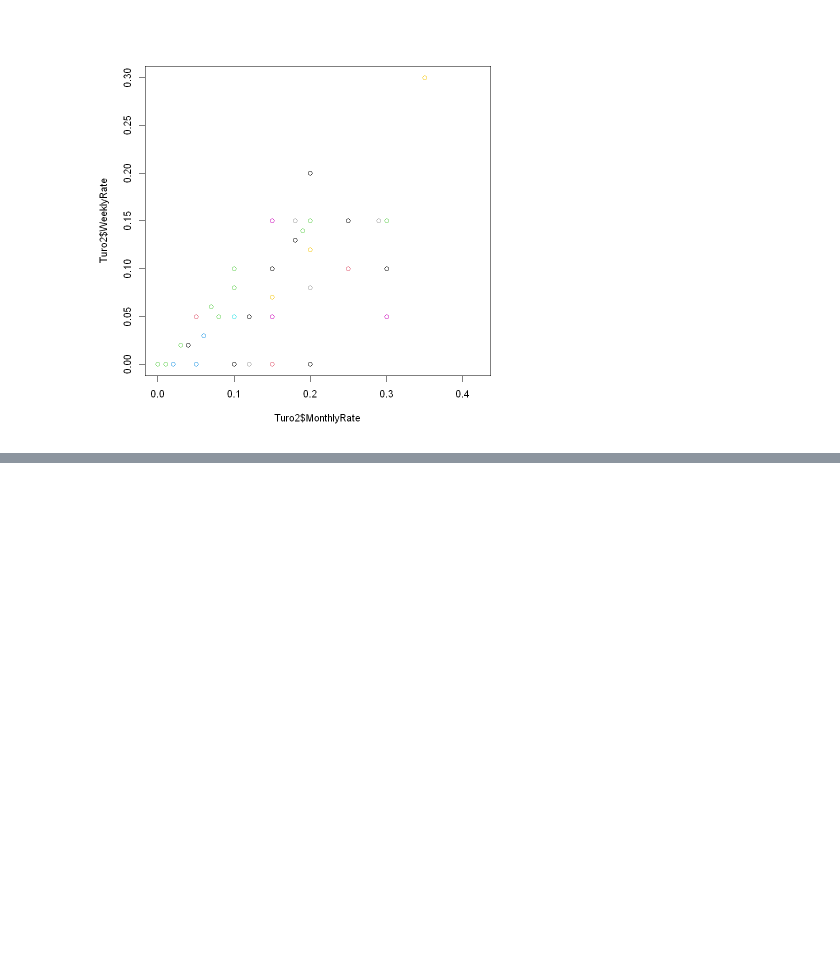
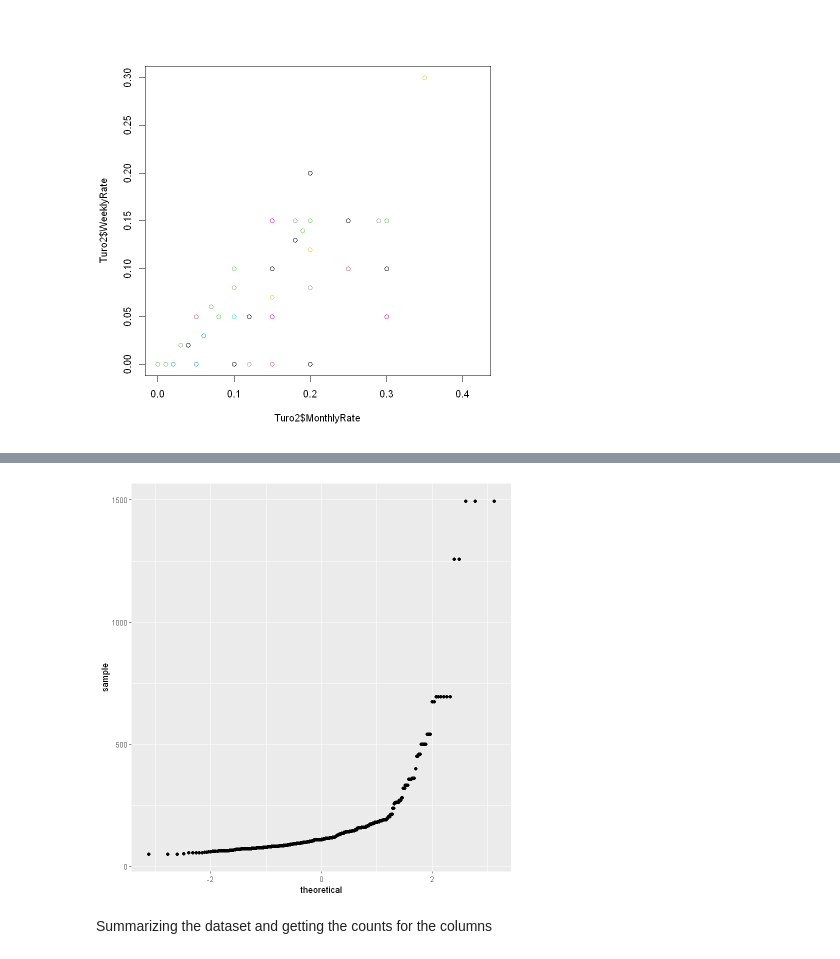
Before and after one commit to RoNarh/Turo-Market-Analysis, a Jupyter notebook: 1-Final Project Turo - R.ipynb, the cells around one changed output, grey strips where cells are left out. Drawn from its saved outputs; the diff is of its cells as text; code cells hidden in the pictures; blank space fills up the shorter version.

```diff
--- a/1-Final Project Turo - R.ipynb
+++ b/1-Final Project Turo - R.ipynb
@@ -256,0 +274,6 @@ plot(x=Turo2$MonthlyRate,
+# %%
+ggplot(Turo2, aes(sample =DailyRate)) + geom_qq()
+# %% [output]
+[figure, added]
+# %% [markdown]
+Summarizing the dataset and getting the counts for the columns
```
Also changed, not shown: parts of 94 cells of this notebook.
